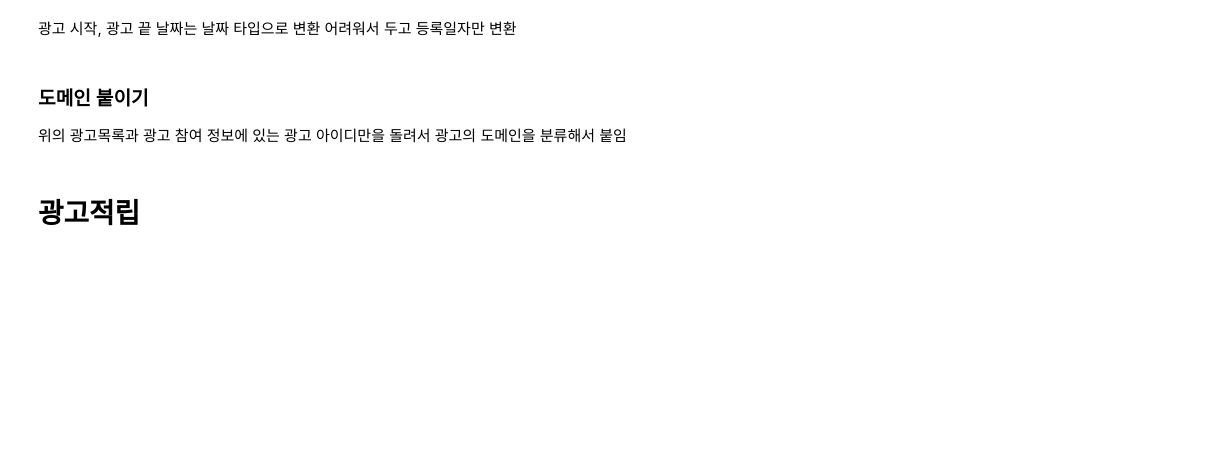
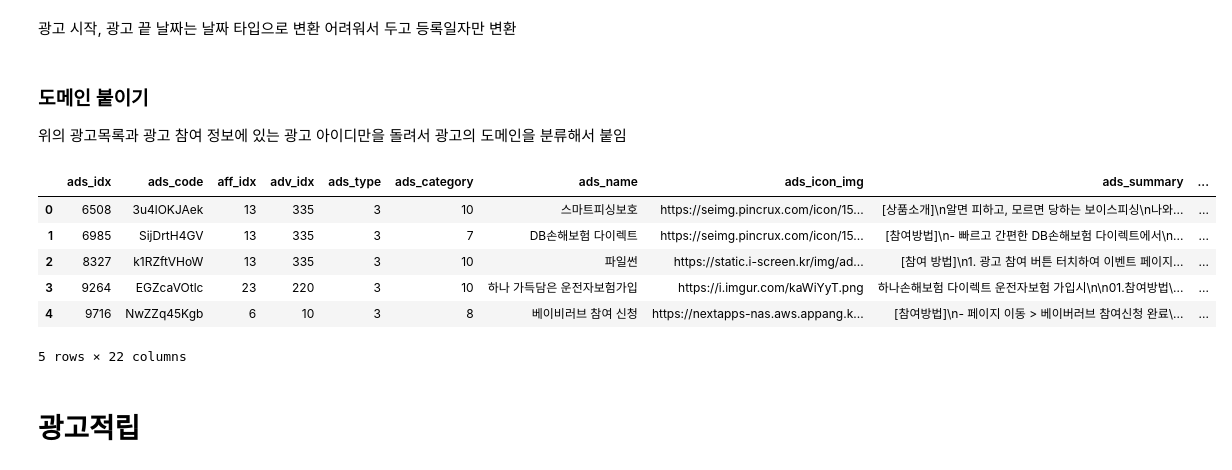
Before and after one commit to sese7414/reward_ads_project, a Jupyter notebook: thirtyone/preprocessing.ipynb, the cells around one changed output. Saved outputs shown, nothing was run; the diff lists cells and outputs as text; code cells hidden in the pictures; blank space fills up the shorter version.

```diff
--- a/thirtyone/preprocessing.ipynb
+++ b/thirtyone/preprocessing.ipynb
@@ -151,4 +160,14 @@ ad_list = pd.read_csv('수정2_광고목록.csv')
 # %%
 # gcp에서 도메인 분류해 본 csv 들고오기
 
-path_sh = ""
+path_sh = "/Users/Jiwon/Documents/GitHub/final_project/Jiwon/광고도메인.csv"
+ads_list = pd.read_csv(path_sh)
+ads_list.head()
+# %% [output]
+|  | ads_idx | ads_code | aff_idx | adv_idx | ads_type | ads_category | ads_name | ads_icon_img | ads_summary | ... |
+| 0 | 6508 | 3u4lOKJAek | 13 | 335 | 3 | 10 | 스마트피싱보호 | https://seimg.pincrux.com/icon/15... | [상품소개]\n알면 피하고, 모르면 당하는 보이스피싱\n나와... | ... |
+| 1 | 6985 | SijDrtH4GV | 13 | 335 | 3 | 7 | DB손해보험 다이렉트 | https://seimg.pincrux.com/icon/15... | [참여방법]\n- 빠르고 간편한 DB손해보험 다이렉트에서\n... | ... |
+| 2 | 8327 | k1RZftVHoW | 13 | 335 | 3 | 10 | 파일썬 | https://static.i-screen.kr/img/ad... | [참여 방법]\n1. 광고 참여 버튼 터치하여 이벤트 페이지... | ... |
+| 3 | 9264 | EGZcaVOtlc | 23 | 220 | 3 | 10 | 하나 가득담은 운전자보험가입 | https://i.imgur.com/kaWiYyT.png | 하나손해보험 다이렉트 운전자보험 가입시\n\n01.참여방법\... | ... |
+| 4 | 9716 | NwZZq45Kgb | 6 | 10 | 3 | 8 | 베이비러브 참여 신청 | https://nextapps-nas.aws.appang.k... | [참여방법]\n- 페이지 이동 > 베이버러브 참여신청 완료\... | ... |
+5 rows × 22 columns
```
Also changed, not shown: parts of 3 cells of this notebook.
